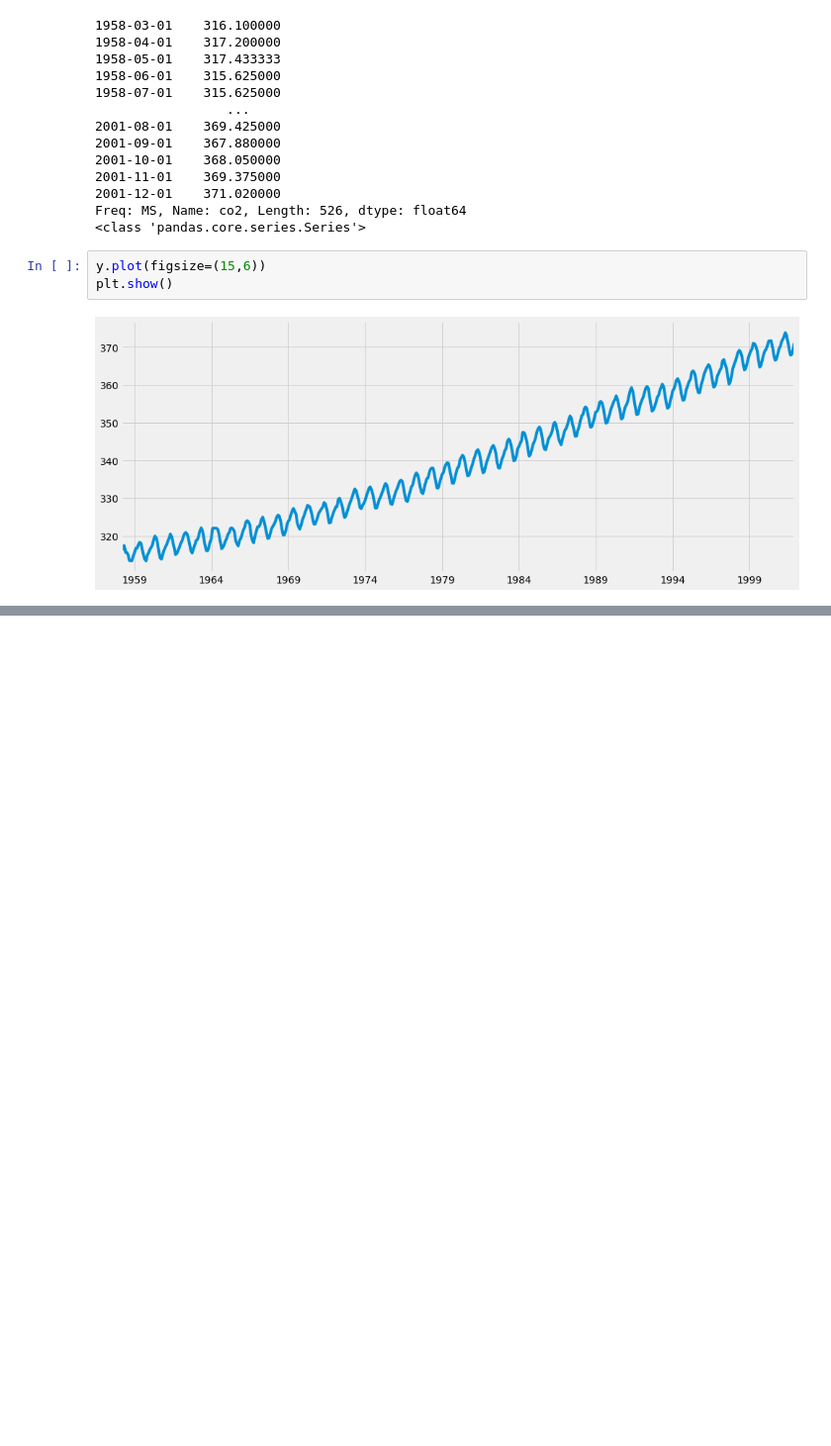
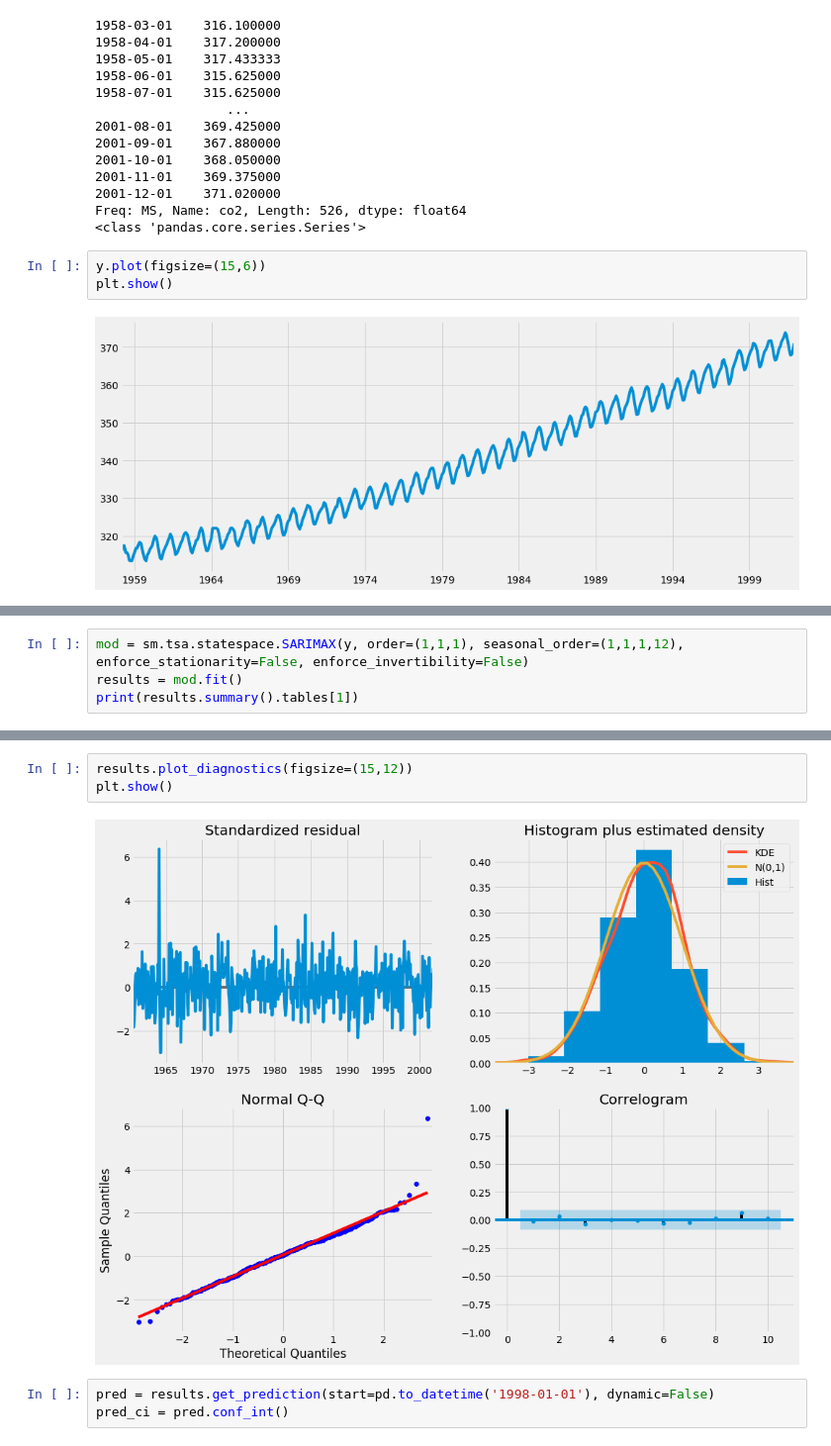
Before and after one commit to TzeHimSung/deviation_analysis, a Jupyter notebook: tutorial/timeseries_forecasting_with_arima.ipynb, the cells around one changed output, grey strips where cells are left out. Shown: that part at 99% size. Saved outputs shown, nothing was run; the diff lists cells and outputs as text; blank space fills up the shorter version.

```diff
--- a/tutorial/timeseries_forecasting_with_arima.ipynb
+++ b/tutorial/timeseries_forecasting_with_arima.ipynb
@@ -53,0 +107,4 @@ plt.show()
+# %%
+mod = sm.tsa.statespace.SARIMAX(y, order=(1,1,1), seasonal_order=(1,1,1,12), enforce_stationarity=False, enforce_invertibility=False)
+results = mod.fit()
+print(results.summary().tables[1])
@@ -53,0 +121,8 @@ plt.show()
+# %%
+results.plot_diagnostics(figsize=(15,12))
+plt.show()
+# %% [output]
+[figure, added]
+# %%
+pred = results.get_prediction(start=pd.to_datetime('1998-01-01'), dynamic=False)
+pred_ci = pred.conf_int()
```
Also changed, not shown: parts of 11 cells of this notebook.
